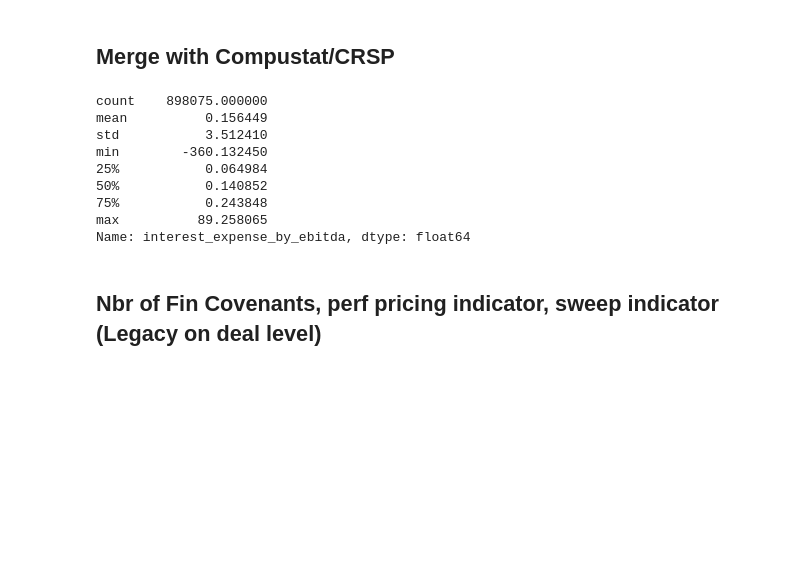
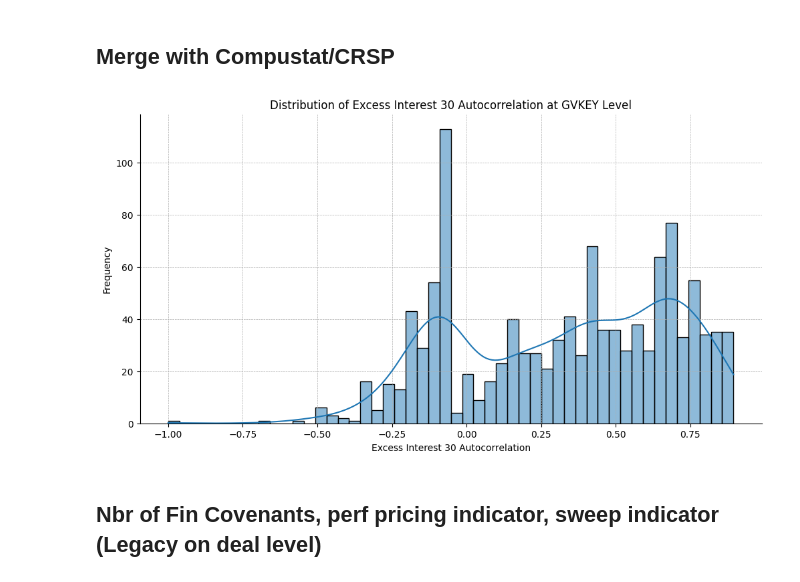
Before and after one commit to zirui-song/interest-deductibility-and-debt-contracting, a Jupyter notebook: Dealscan_Analysis.ipynb, the cells around one changed output. Cells and saved outputs as stored; diff of their text form; code cells hidden in the pictures; blank space fills up the shorter version.

```diff
--- a/Dealscan_Analysis.ipynb
+++ b/Dealscan_Analysis.ipynb
@@ -463,14 +499,45 @@ plt.savefig(os.path.join(overleaf_dir, 'Figures/ds_count_revolver.png'))
 # %%
 dealscan_new_legacy_link = pd.read_excel('../3. Data/Raw/WRDS_to_LoanConnector_IDs.xlsx')
 
 # Rename columns to lpc_deal_id, packageid, lpc_tranche_id, facilityid
 dealscan_new_legacy_link.columns = ['lpc_deal_id', 'packageid', 'lpc_tranche_id', 'facilityid']
 
 # Identify duplicates in the combination of 'lpc_deal_id' and 'lpc_tranche_id'
 dealscan_new_legacy_link['dup'] = dealscan_new_legacy_link.duplicated(subset=['lpc_deal_id', 'lpc_tranche_id'], keep=False).astype(int)
 
 # Drop rows where duplicates exist (i.e., 'dup' != 0)
 dealscan_new_legacy_link = dealscan_new_legacy_link[dealscan_new_legacy_link['dup'] == 0]
 
 # Drop the 'dup' column (no longer needed)
 dealscan_new_legacy_link = dealscan_new_legacy_link.drop(columns=['dup'])
+
+# merge with dealscan_data on lpc_deal_id and lpc_tranche_id
+dealscan_new_old_merged = dealscan_data.merge(dealscan_new_legacy_link, on=['lpc_deal_id', 'lpc_tranche_id'], how='inner')
+
+dealscan_compustat_link = pd.read_excel('../3. Data/Raw/Dealscan-Compustat_Linking_Database012024.xlsx', sheet_name = 'links')
+
+dealscan_merged = dealscan_new_old_merged.merge(dealscan_compustat_link, on='facilityid', how='inner')
+
+# merge gvkey with compustat annual data for now
+dealscan_merged['fyear'] = dealscan_merged['year'] - 1 # use the previous fiscal year financials
+
+dealscan_comp_crspa_merged = dealscan_merged.merge(comp_crspa_merged, on=['gvkey', 'fyear'], how='inner')
+# calculate the interest coverage ratio
+dealscan_comp_crspa_merged['interest_expense_by_ebitda'] = dealscan_comp_crspa_merged['xint'] / dealscan_comp_crspa_merged['ebitda']
+# describe the interest coverage ratio
+dealscan_comp_crspa_merged['interest_expense_by_ebitda'].describe()
+
+# Collapse data down to gvkey level and get excess_30_autocorr
+gvkey_level_data = dealscan_comp_crspa_merged.groupby('gvkey')['excess_interest_30_autocorr'].mean().reset_index()
+
+# Plot the results
+plt.figure(figsize=(12, 6))
+sns.histplot(gvkey_level_data['excess_interest_30_autocorr'].dropna(), bins=50, kde=True)
+plt.xlabel('Excess Interest 30 Autocorrelation')
+plt.ylabel('Frequency')
+plt.title('Distribution of Excess Interest 30 Autocorrelation at GVKEY Level')
+plt.grid(True, linestyle='--', linewidth=0.5)
+sns.despine()
+plt.show()
+# %% [output]
+[figure, added]
@@ -488,18 +544,3 @@ dealscan_comp_crspa_merged = dealscan_merged.merge(comp_crspa_merged, on=['gvkey
-# %%
-# calculate the interest coverage ratio
-dealscan_comp_crspa_merged['interest_expense_by_ebitda'] = dealscan_comp_crspa_merged['xint'] / dealscan_comp_crspa_merged['ebitda']
-# describe the interest coverage ratio
-dealscan_comp_crspa_merged['interest_expense_by_ebitda'].describe()
-# %% [output]
-count    898075.000000
-mean          0.156449
-std           3.512410
-min        -360.132450
-25%           0.064984
-50%           0.140852
-75%           0.243848
-max          89.258065
-Name: interest_expense_by_ebitda, dtype: float64
 # %% [markdown]
 ## Nbr of Fin Covenants, perf pricing indicator, sweep indicator (Legacy on deal level)
 # %%
```
Also changed, not shown: parts of 19 cells of this notebook, 5 other files.
